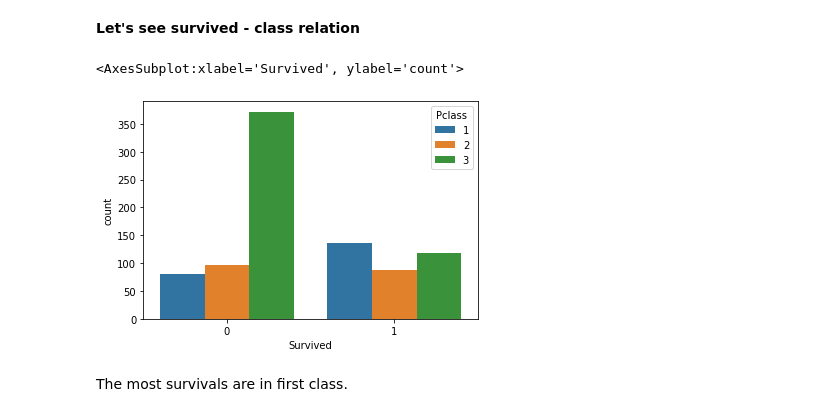
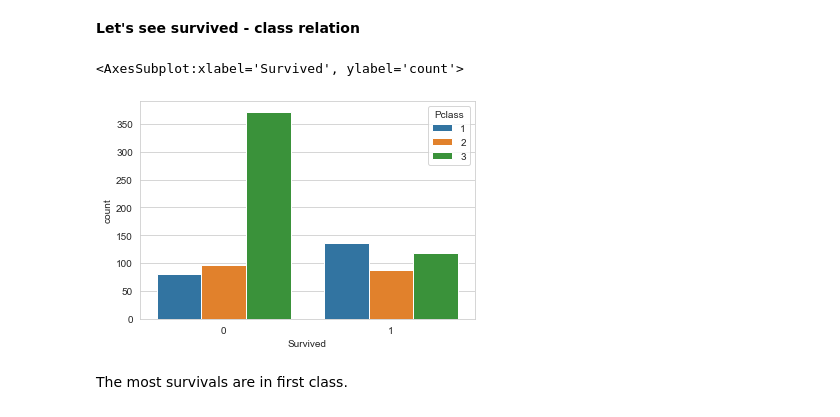
Before and after one commit to HygorSantiago/GEIA, a Jupyter notebook: Gustavo Romão/Final.ipynb, the cells around one changed output. Saved outputs shown, nothing was run; the diff lists cells and outputs as text; code cells hidden in the pictures.

```diff
--- a/Gustavo Romão/Final.ipynb
+++ b/Gustavo Romão/Final.ipynb
@@ -56,3 +56,6 @@ sns.countplot(x='Survived', data=df)
 # %% [output]
 <AxesSubplot:xlabel='Survived', ylabel='count'>
 [figure]
+# %%
+sns.set_style('whitegrid')
+sns.countplot(x='Pclass', data=df)
@@ -58,0 +65,3 @@ sns.countplot(x='Survived', data=df)
+# %%
+sns.set_style('whitegrid')
+sns.countplot(x='Embarked', data=df)
@@ -83,9 +95,10 @@ Most of the males are doomed and survived females look like twice of the males.
 # %% [markdown]
 **Let's see survived - class relation**
 # %%
+sns.set_style('whitegrid')
 sns.countplot(x='Survived', hue='Pclass', data=df)
 # %% [output]
 <AxesSubplot:xlabel='Survived', ylabel='count'>
-[figure, old version]
+[figure, new version]
 # %% [markdown]
 The most survivals are in first class.
```
Also changed, not shown: parts of 17 cells of this notebook.
